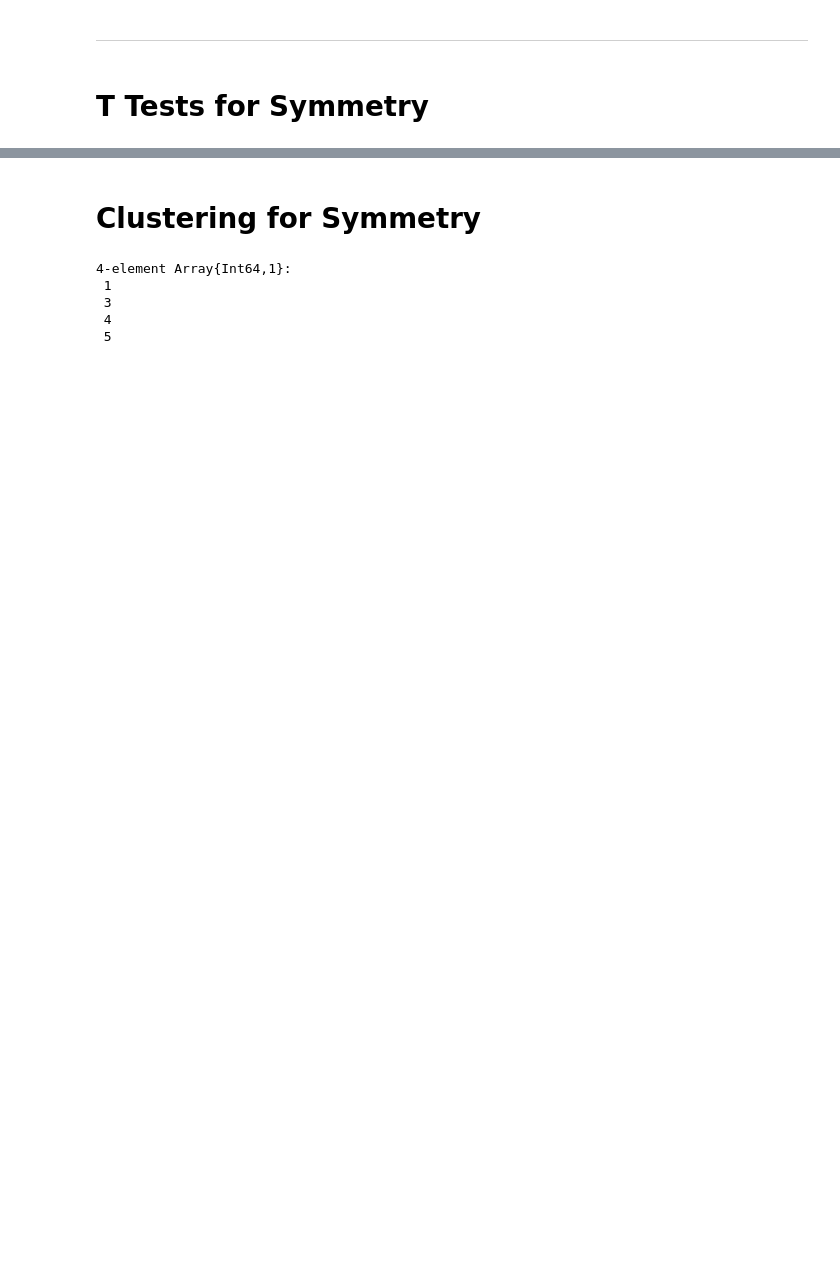
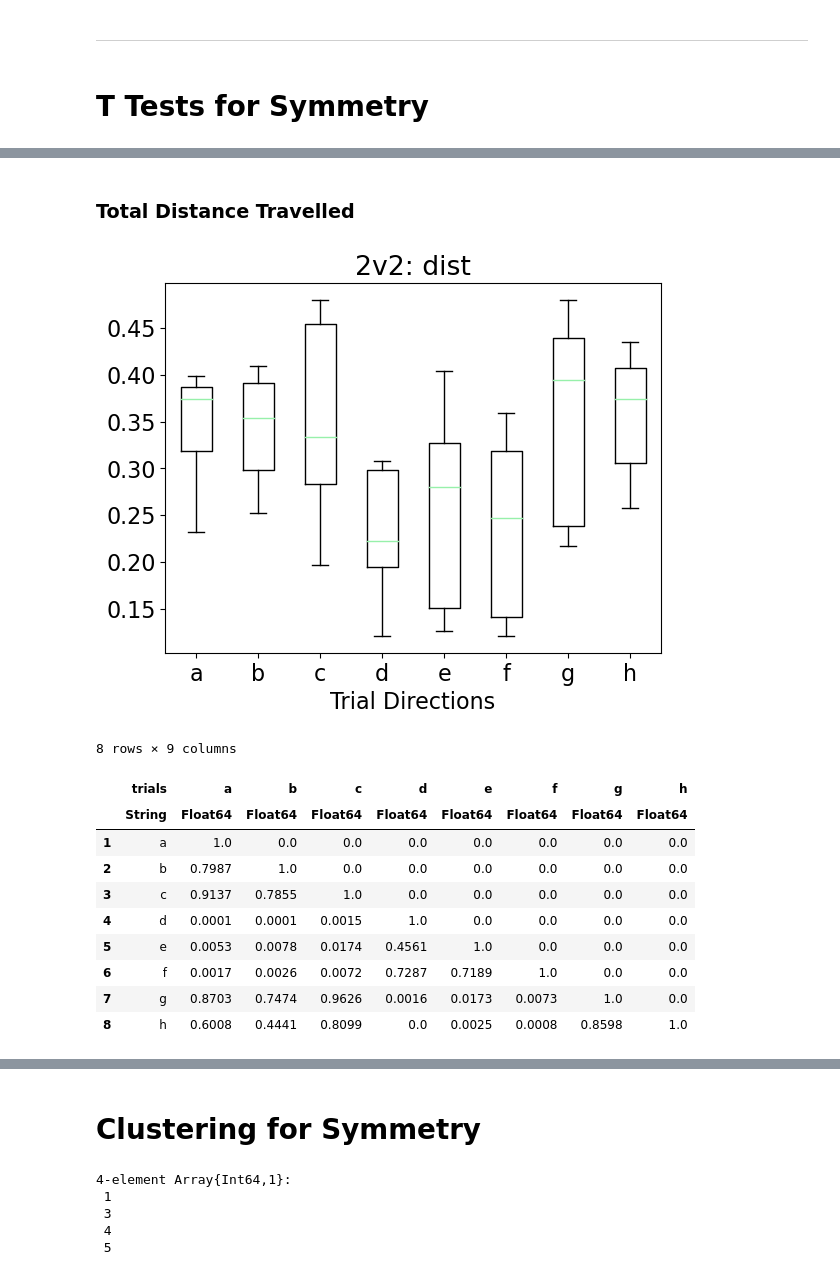
Before and after one commit to NotCras/asterisk_test, a Jupyter notebook: data_analysis_julia.ipynb, the cells around one changed output, grey strips where cells are left out. Saved outputs shown, nothing was run; the diff lists cells and outputs as text; code cells hidden in the pictures; blank space fills up the shorter version.

```diff
--- a/data_analysis_julia.ipynb
+++ b/data_analysis_julia.ipynb
@@ -301,0 +166,15 @@ Here is what I see based on the above plots.
+# %%
+subjects = ["sub1", "sub2", "sub3"]
+translations = ['a','b','c','d','e','f','g','h']
+rotations = ["n"]
+
+function get_trial_vals(df::DataFrame, metric::Symbol, translation::Char)
+    desired_direction = filter(row -> row[:dir] == translation, df)
+    names = desired_direction[!, :trial]
+    values = desired_direction[!, metric]
+    v = convert(Array{Float64,1}, values)  # just in case
+
+    return v, names
+end
+
+print("Functions are ready!")
@@ -374,6 +217,6 @@ average: 0.0003501681795553986, std: 0.000877765229618628
 # %%
 function compare_2_directions(metric::Symbol)
-    translations = ["a", "b", "c", "d", "e", "f", "g", "h"]
+    translations = ['a','b','c','d','e','f','g','h']
     results_report = zeros(8, 8)
 
     for t in translations
@@ -381,17 +224,13 @@ function compare_2_directions(metric::Symbol)
         n = 0
 
         for t2 in translations[i:end]
-            v1, _ = get_trial_vals(df_2v2, metric, t)
-            v2, _ = get_trial_vals(df_2v2, metric, t2)
+            v1, _ = get_trial_vals(df_hand, metric, t)
+            v2, _ = get_trial_vals(df_hand, metric, t2)
 
-            #v1 = convert(Array{Float64,1}, vals1)
-            #v2 = convert(Array{Float64,1}, vals2)
-
-            result = pvalue(OneSampleTTest(v1, v2))
+            result = pvalue(UnequalVarianceTTest(v1, v2))
             r = round(result, digits=4)
             results_report[i, i+n] = r
 
-            # println(f" For {t} v {t2}: {r}")
             n = n+1
         end
         println(" ")
@@ -405,5 +244,6 @@ function compare_2_directions(metric::Symbol)
     return r_df
 end
 
-temp = compare_2_directions(:arc_len)
+# temp = compare_2_directions(:arc_len)
+println("Functions are ready!")
 # %% [output]
@@ -450,0 +272,18 @@ arc_len data
+# %% [markdown]
+### Total Distance Travelled
+# %%
+compare_metrics(:dist, df_hand)
+compare_2_directions(:dist)
+# %% [output]
+[figure, added]
+8 rows × 9 columns
+|  | trials | a | b | c | d | e | f | g | h |
+|  | String | Float64 | Float64 | Float64 | Float64 | Float64 | Float64 | Float64 | Float64 |
+| 1 | a | 1.0 | 0.0 | 0.0 | 0.0 | 0.0 | 0.0 | 0.0 | 0.0 |
+| 2 | b | 0.7987 | 1.0 | 0.0 | 0.0 | 0.0 | 0.0 | 0.0 | 0.0 |
+| 3 | c | 0.9137 | 0.7855 | 1.0 | 0.0 | 0.0 | 0.0 | 0.0 | 0.0 |
+| 4 | d | 0.0001 | 0.0001 | 0.0015 | 1.0 | 0.0 | 0.0 | 0.0 | 0.0 |
+| 5 | e | 0.0053 | 0.0078 | 0.0174 | 0.4561 | 1.0 | 0.0 | 0.0 | 0.0 |
+| 6 | f | 0.0017 | 0.0026 | 0.0072 | 0.7287 | 0.7189 | 1.0 | 0.0 | 0.0 |
+| 7 | g | 0.8703 | 0.7474 | 0.9626 | 0.0016 | 0.0173 | 0.0073 | 1.0 | 0.0 |
+| 8 | h | 0.6008 | 0.4441 | 0.8099 | 0.0 | 0.0025 | 0.0008 | 0.8598 | 1.0 |
```
Also changed, not shown: parts of 55 cells of this notebook, 5 other files.
